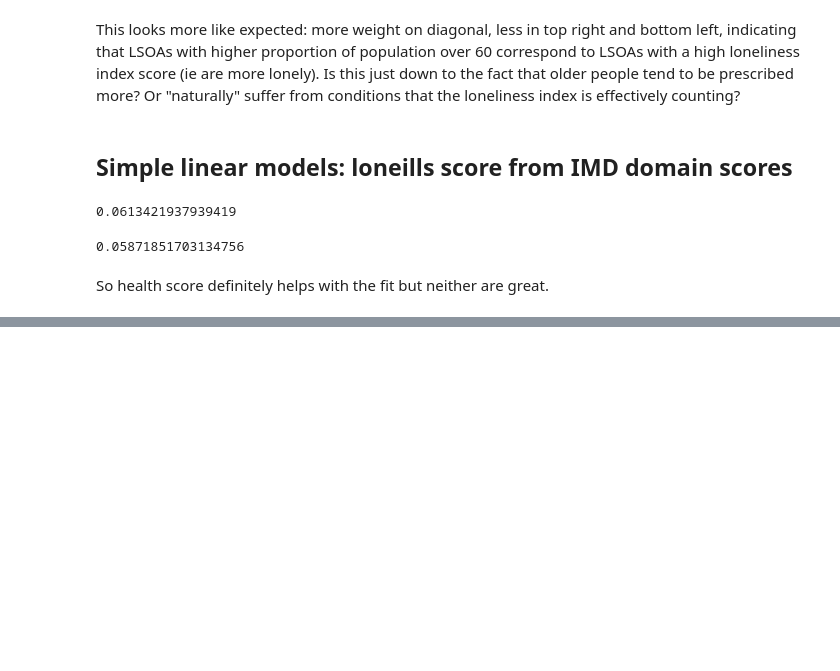
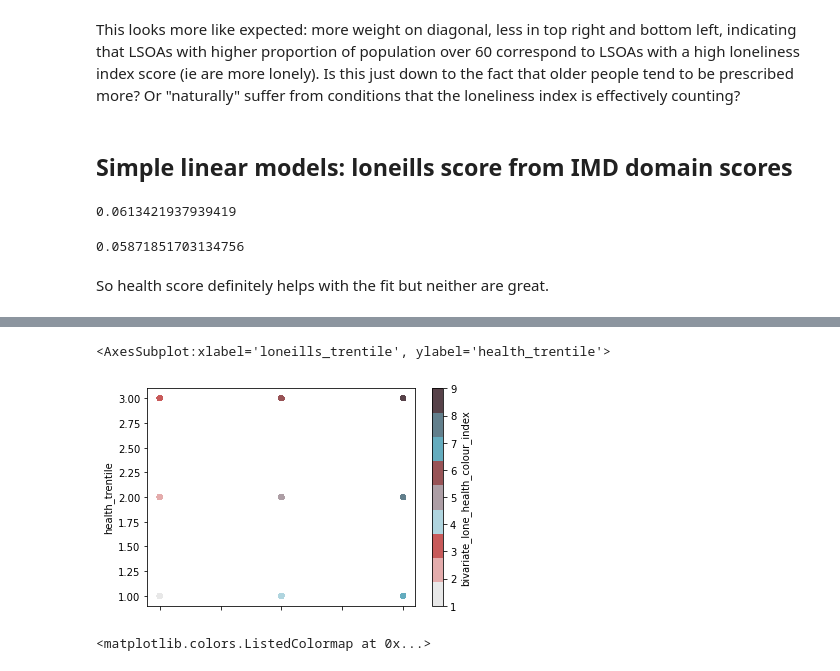
Before and after one commit to TamsinHu/Loneliness_study, a Jupyter notebook: Loneliness and health without outliers.ipynb, the cells around one changed output, grey strips where cells are left out. Drawn from its saved outputs; the diff is of its cells as text; code cells hidden in the pictures; blank space fills up the shorter version.

```diff
--- a/Loneliness and health without outliers.ipynb
+++ b/Loneliness and health without outliers.ipynb
@@ -202,0 +235,7 @@ So health score definitely helps with the fit but neither are great.
+# %%
+loneliness_health['loneills_trentile'] = pd.qcut(loneliness_health['loneills'], 3, labels=False)+1
+loneliness_health['health_trentile'] = pd.qcut(loneliness_health['health_score'], 3, labels=False)+1
+# %%
+colour_map = ['#e8e8e8', '#e4acac', '#c85a5a', '#b0d5df', '#ad9ea5', '#985356', '#64acbe', '#627f8c', '#574249']
+cmap = matplotlib.colors.ListedColormap(colour_map)
+loneliness_health['bivariate_lone_health_colour_index'] = loneliness_health.apply(lambda x: 3*(x['loneills_trentile']-1) + x['health_trentile'], axis=1)
@@ -202,0 +258,10 @@ So health score definitely helps with the fit but neither are great.
+# %%
+import matplotlib
+loneliness_health.plot.scatter('loneills_trentile', 'health_trentile', c='bivariate_lone_health_colour_index', cmap=cmap)
+# %% [output]
+<AxesSubplot:xlabel='loneills_trentile', ylabel='health_trentile'>
+[figure, added]
+# %%
+cmap
+# %% [output]
+<matplotlib.colors.ListedColormap at 0x...>
```
Also changed, not shown: parts of 13 cells of this notebook.
